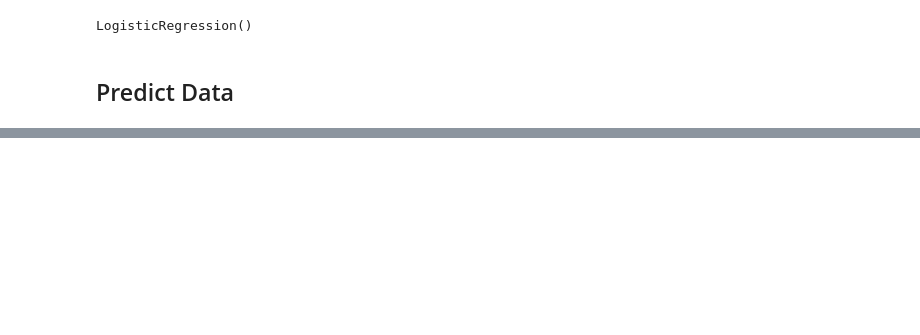
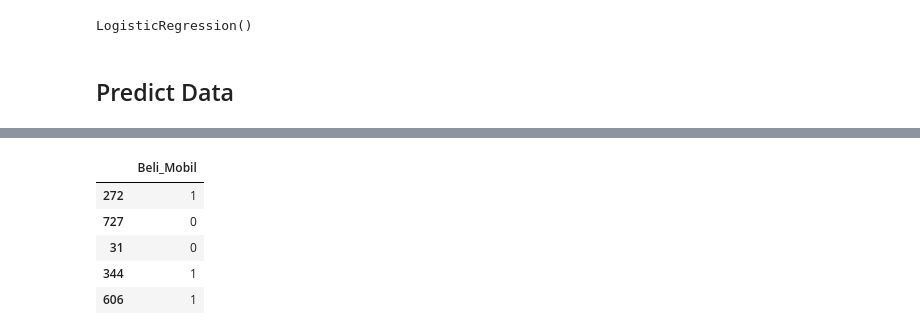
Before and after one commit to mhyubr/Basic_Machine_Learning, a Jupyter notebook: Logistic_Regression.ipynb, the cells around one changed output, grey strips where cells are left out. Saved outputs shown, nothing was run; the diff lists cells and outputs as text; code cells hidden in the pictures; blank space fills up the shorter version.

```diff
--- a/Logistic_Regression.ipynb
+++ b/Logistic_Regression.ipynb
@@ -172,0 +182,9 @@ array([1, 0, 0, 1, 1, 1, 0, 0, 1, 1, 1, 1, 0, 0, 0, 0, 1, 0, 1, 0, 0, 0,
+# %%
+y_test.head()
+# %% [output]
+|  | Beli_Mobil |
+| 272 | 1 |
+| 727 | 0 |
+| 31 | 0 |
+| 344 | 1 |
+| 606 | 1 |
```
Also changed, not shown: parts of 11 cells of this notebook.
